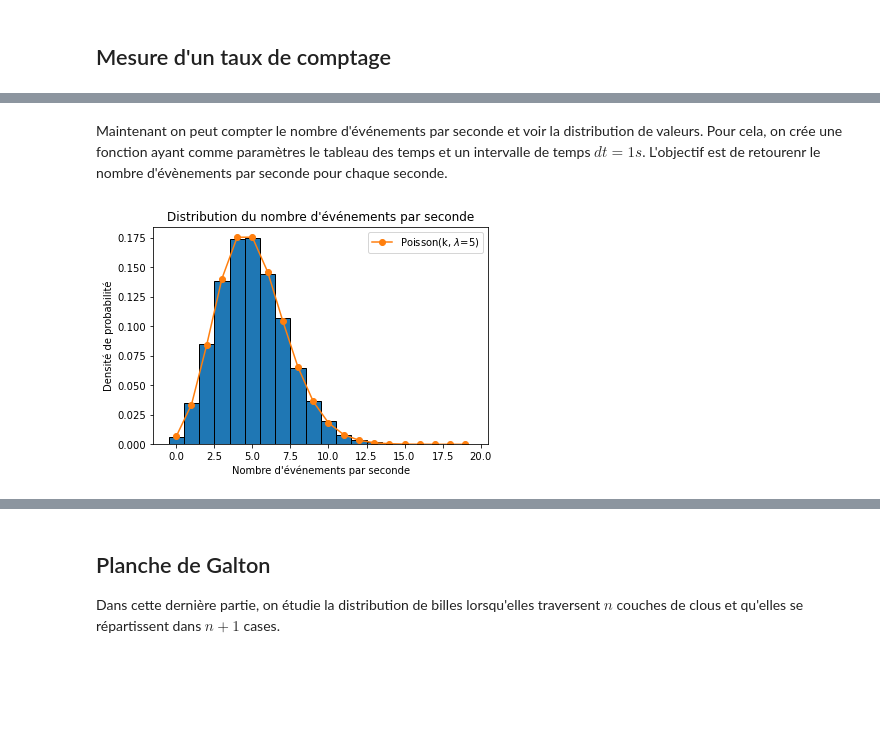
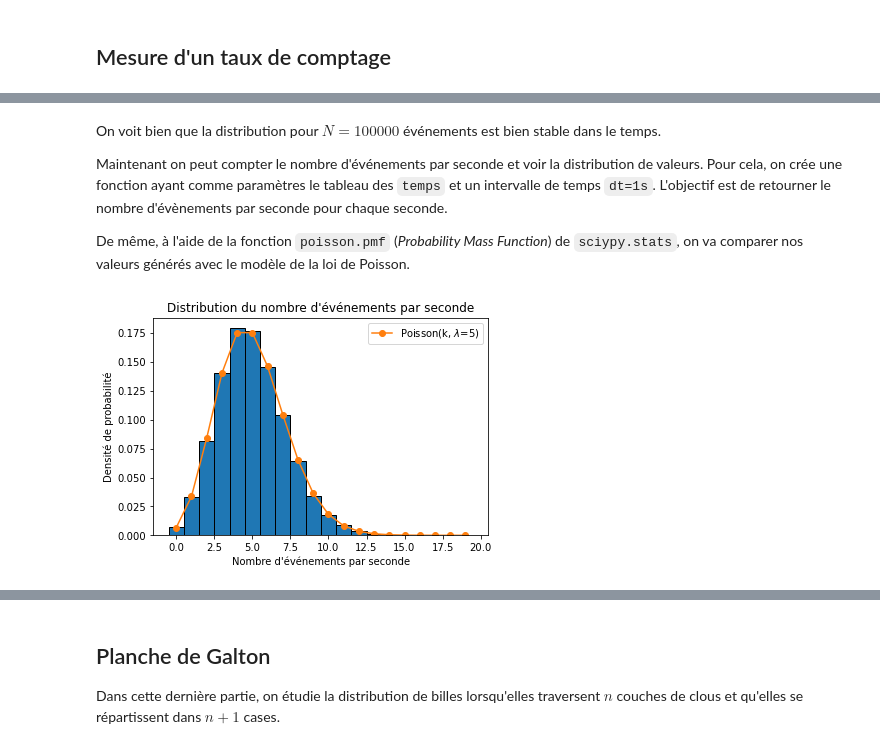
Before and after one commit to kmiloarguello/kmiloarguello.github.io, a Jupyter notebook: phyca/content/LU2PY215/TP/TP3/TP3_PhysiqueExpérimentale.ipynb, the cells around one changed output, grey strips where cells are left out. Drawn from its saved outputs; the diff is of its cells as text; code cells hidden in the pictures; blank space fills up the shorter version.

```diff
--- a/phyca/content/LU2PY215/TP/TP3/TP3_PhysiqueExpérimentale.ipynb
+++ b/phyca/content/LU2PY215/TP/TP3/TP3_PhysiqueExpérimentale.ipynb
@@ -119,26 +121,30 @@ plt.show()
 # %% [markdown]
-Maintenant on peut compter le nombre d'événements par seconde et voir la distribution de valeurs. Pour cela, on crée une fonction ayant comme paramètres le tableau des temps et un intervalle de temps $dt=1s$. L'objectif est de retourenr le nombre d'évènements par seconde pour chaque seconde.
+On voit bien que la distribution pour $N=100 000$ événements est bien stable dans le temps.
+
+Maintenant on peut compter le nombre d'événements par seconde et voir la distribution de valeurs. Pour cela, on crée une fonction ayant comme paramètres le tableau des `temps` et un intervalle de temps `dt=1s`. L'objectif est de retourner le nombre d'évènements par seconde pour chaque seconde.
+
+De même, à l'aide de la fonction `poisson.pmf` (*Probability Mass Function*) de `sciypy.stats`, on va comparer nos valeurs générés avec le modèle de la loi de Poisson.
 # %%
 def count_events(times, dt=1):
-    # Create an array of time intervals
+    """
+    Fonction pour compter le nombre d'événements dans chaque intervalle de temps.
+    """
     intervals = np.arange(np.floor(np.min(times)), np.ceil(np.max(times))+1, dt)
-
-    # Count the number of events in each interval
     event_counts = np.histogram(times, bins=intervals)[0]
 
     return event_counts
 # %%
-event_time = count_events(calculate_temps(h_x), 1)
+event_time = count_events(calculate_temps(h_x), 1) # Nombre d'événements par seconde
 
-ks = [k for k in range(0,20)]
-mu = 1/T
+ks = [k for k in range(0,20)] # k
+mu = 1/T # lambda
 
 plt.hist(event_time,bins=np.arange(-0.5, 20, 1), ec="black", density = True)
-plt.plot(ks,poisson.pmf(ks, 1/T),"-",marker="o",label="Poisson(k, $\lambda$="+str(int(mu))+")")
+plt.plot(ks,poisson.pmf(ks, mu), "-", marker="o", label="Poisson(k, $\lambda$="+str(int(mu))+")")
 plt.title("Distribution du nombre d'événements par seconde")
 plt.xlabel("Nombre d'événements par seconde")
 plt.ylabel("Densité de probabilité")
 plt.legend()
 plt.show()
 # %% [output]
-[figure, old version]
+[figure, new version]
```
Also changed, not shown: parts of 12 cells of this notebook, 40 other files.
